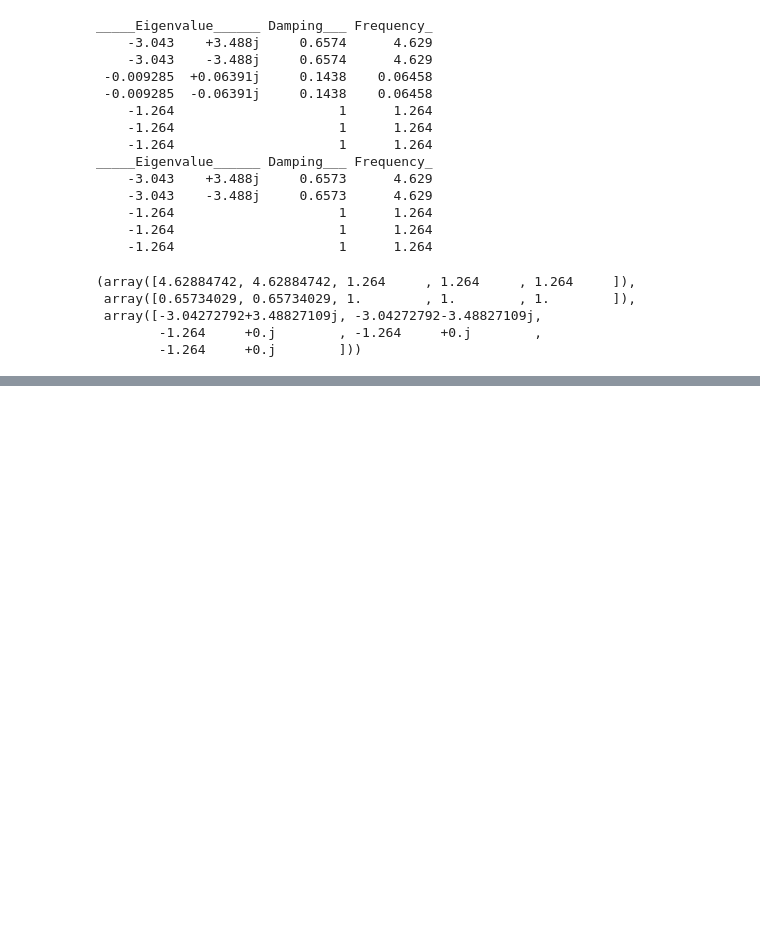
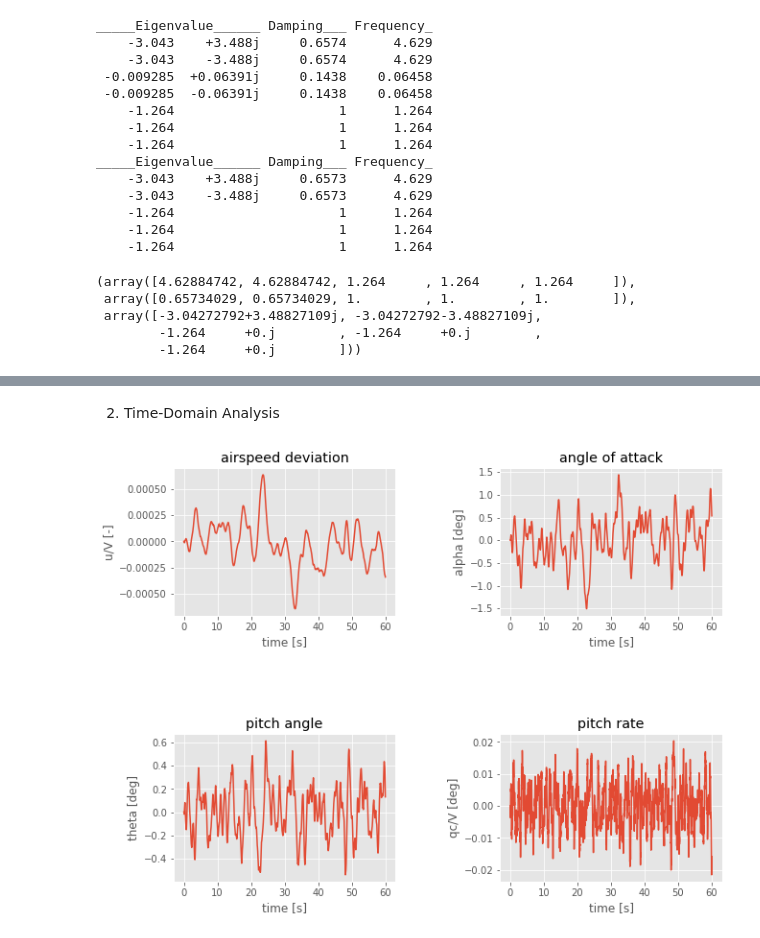
Before and after one commit to justas145/AE4304P, a Jupyter notebook: main_notebook.ipynb, the cells around one changed output, grey strips where cells are left out. Saved outputs shown, nothing was run; the diff lists cells and outputs as text; code cells hidden in the pictures; blank space fills up the shorter version.

```diff
--- a/main_notebook.ipynb
+++ b/main_notebook.ipynb
@@ -232,0 +267,2 @@ plt.show()
+# %% [markdown]
+2. Time-Domain Analysis
@@ -232,0 +272,56 @@ plt.show()
+# %%
+
+# TIME AXIS INPUT VECTOR DEFINITION
+dt = 0.01
+T = 60
+t = np.arange(0, T + dt, dt)
+N = len(t)
+
+# N rows and 1 column
+# randn is normal distribution
+# INPUT VECTOR DEFINITION
+nn = np.zeros((N, 1))                    # zero input elevator
+w1 = np.random.randn(N, 1)/sqrt(dt)      # scaled input hor. turbulence,
+# note the sqrt(dt) because of lsim
+w3 = np.random.randn(N, 1)/sqrt(dt)      # scaled input vert. turbulence,
+# note the sqrt(dt) because of lsim
+u = np.hstack((nn, nn, w3))             # input vector definition (vertical
+# turbulence only, can be changed).
+y = cm.lsim(sys, u, t)[0]
+
+
+# 2x2 plot for t vs y[:, 0] and t vs y[:, 1], etc.
+plt.figure()
+plt.subplot(2, 2, 1)
+plt.plot(t, y[:, 0])
+plt.xlabel('time [s]')
+plt.ylabel('u/V [-]')
+plt.title('airspeed deviation')
+
+plt.subplot(2, 2, 2)
+plt.plot(t, y[:, 1]*180/pi)
+plt.xlabel('time [s]')
+plt.ylabel('alpha [deg]')
+plt.title('angle of attack')
+
+plt.subplot(2, 2, 3)
+plt.plot(t, y[:, 2]*180/pi)
+plt.xlabel('time [s]')
+plt.ylabel('theta [deg]')
+plt.title('pitch angle')
+
+plt.subplot(2, 2, 4)
+plt.plot(t, y[:, 3]*180/pi)
+plt.xlabel('time [s]')
+plt.ylabel('qc/V [deg]')
+plt.title('pitch rate')
+# space out the plots
+plt.tight_layout()
+# make the plots bigger
+plt.gcf().set_size_inches(10, 8)
+# make the plots more fancy
+plt.style.use('ggplot')
+plt.savefig('figures/states_vs_t.pdf')
+plt.show()
+# %% [output]
+[figure, added]
```
Also changed, not shown: parts of 8 cells of this notebook, 2 other files.
